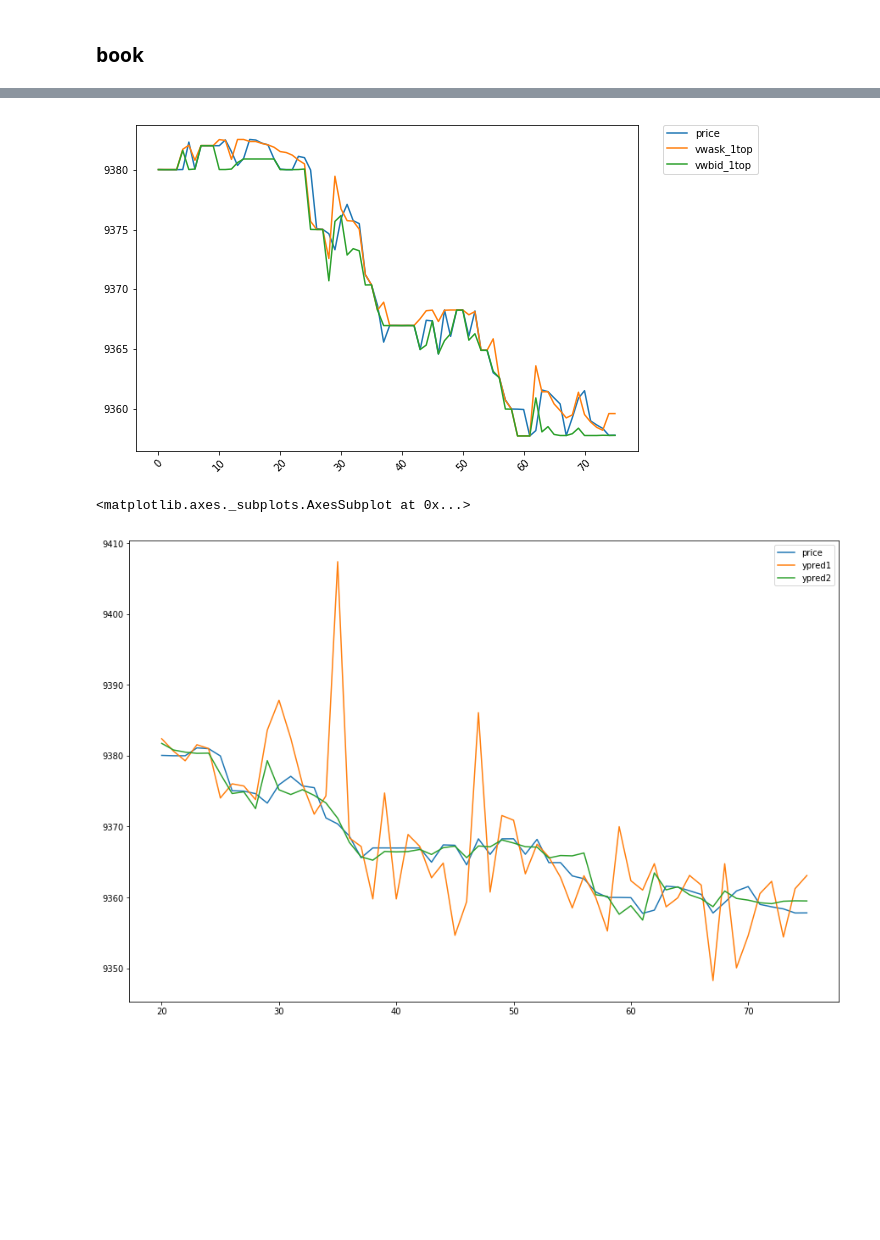
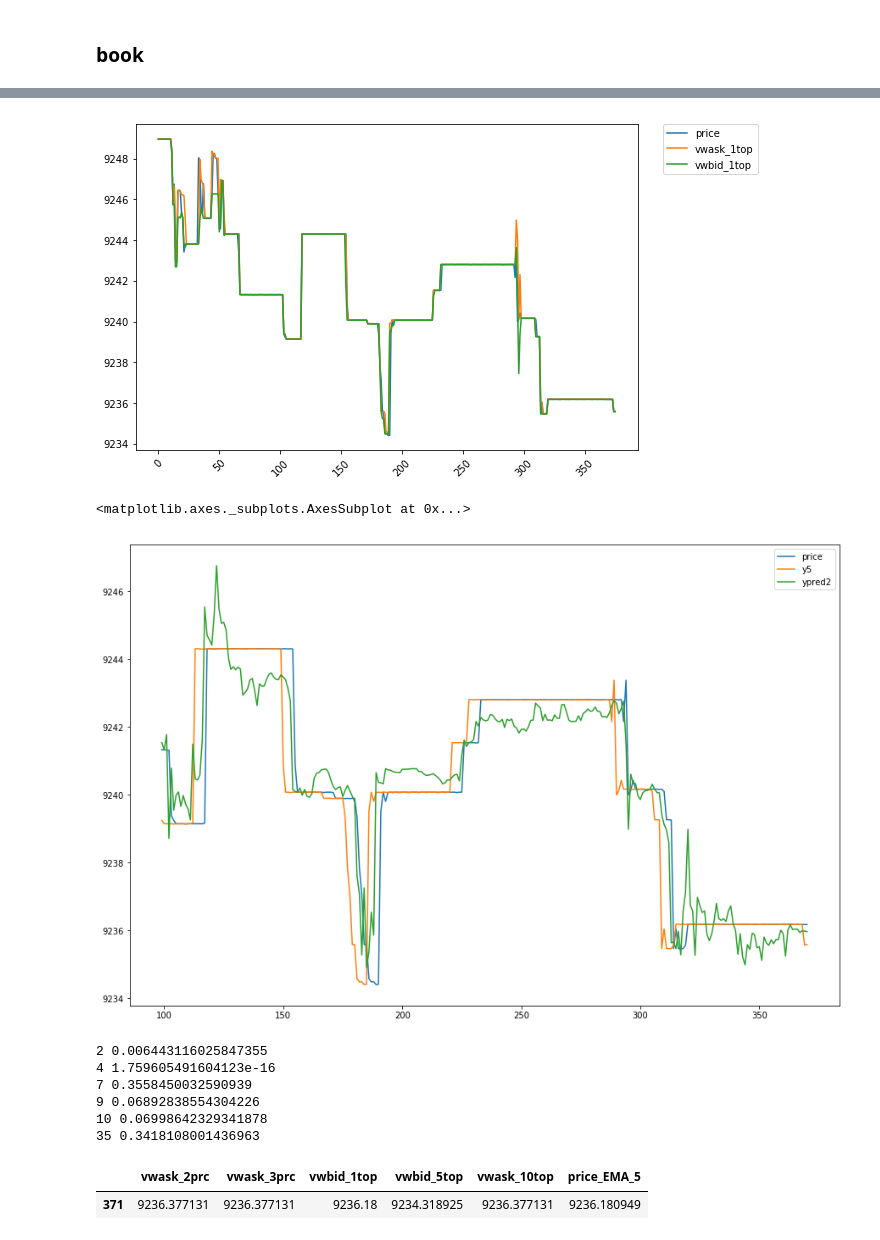
Before and after one commit to antogranell/gdax, a Jupyter notebook: price_model2.ipynb, the cells around one changed output, grey strips where cells are left out. Drawn from its saved outputs; the diff is of its cells as text; code cells hidden in the pictures; blank space fills up the shorter version.

```diff
--- a/price_model2.ipynb
+++ b/price_model2.ipynb
@@ -105,6 +105,8 @@ def time_it(t1, text=''):
     else:
         print(text, 'time:', round((t2 -t1)/60 ,4), 'minutes')
 # %%
+plt.rcParams["figure.figsize"] = (6,4)
+
 public_client = gdax.PublicClient()
 x = public_client.get_product_order_book('BTC-EUR', level=3)
 
@@ -215,14 +234,14 @@ dfh.loc[:,['price','vwask_1top','vwbid_1top']].plot()
 plt.legend(bbox_to_anchor=(1.05, 1), loc=2, borderaxespad=0.)
 plt.xticks(rotation=45);
 # %% [output]
-[figure, old version]
+[figure, new version]
 # %%
 ##reg1 = Linear multivariate regression
 ##reg2 = LASSO
 
-ew = 20 #estimation window
+ew = 100 #estimation window
 normalize=True
-predicted_period = 1 #of y variable
+predicted_period = 5 #of y variable
 
 y = 'y' + str(predicted_period)
 
@@ -235,13 +254,13 @@ for i in range(len(dfh) - ew + 1 - predicted_period):
 
     x_varpred = dfh.iloc[[i + ew], 4:-2] #predict on the next period variables
 
-    reg1 = LinearRegression(fit_intercept=True, normalize=normalize).fit(x_var, y_var) #takes longtime to normalize
-    reg2 = LassoCV(cv=3, precompute=True, fit_intercept=True, n_alphas=15).fit(x_var, y_var)
+    reg1 = LinearRegression(fit_intercept=True, normalize=normalize).fit(x_var, y_var)
+    reg2 = LassoCV(cv=10, precompute=True, fit_intercept=True, n_alphas=15, normalize=normalize).fit(x_var, y_var)
 
     pred1 = np.dot(reg1.coef_, np.array(x_varpred).T) + reg1.intercept_
     pred2 = np.dot(reg2.coef_, np.array(x_varpred).T) + reg2.intercept_
 
-    dfpred = pd.concat([dfpred, pd.DataFrame([dfh.iloc[i + ew, 0], pred1[0], pred2[0]]).T]) #mapped to the next period time
+    dfpred = pd.concat([dfpred, pd.DataFrame([dfh.iloc[i + ew - 1, 0], pred1[0], pred2[0]]).T]) #mapped result to prediction time
 
 #dfpred.reset_index(drop=True, in)
 dfpred.columns = ['time','ypred1','ypred2']
@@ -250,7 +269,26 @@ dfres1 = pd.merge(dfh[['time','price', y]], dfpred, how='left', on='time')
 dfres1 = dfres1[-dfres1.ypred1.isnull()][['time','price', y, 'ypred1','ypred2']]
 # %%
 plt.rcParams["figure.figsize"] = (15,10)
-dfres1[['price','ypred1','ypred2']].plot()
+dfres1[['price', y, 'ypred2']].plot()
 # %% [output]
 <matplotlib.axes._subplots.AxesSubplot at 0x...>
-[figure, old version]
+[figure, new version]
+# %%
+#which factors influenced the most (last itereation)?
+i=0
+for c in reg2.coef_:
+    if c>0:
+        print(i, c)
+    i+=1
+# %% [output]
+2 0.006443116025847355
+4 1.759605491604123e-16
+7 0.3558450032590939
+9 0.06892838554304226
+10 0.06998642329341878
+35 0.3418108001436963
+# %%
+x_varpred.iloc[:,[2,4,7,9,10,35]]
+# %% [output]
+|  | vwask_2prc | vwask_3prc | vwbid_1top | vwbid_5top | vwask_10top | price_EMA_5 |
+| 371 | 9236.377131 | 9236.377131 | 9236.18 | 9234.318925 | 9236.377131 | 9236.180949 |
```
Also changed, not shown: parts of 4 cells of this notebook.
